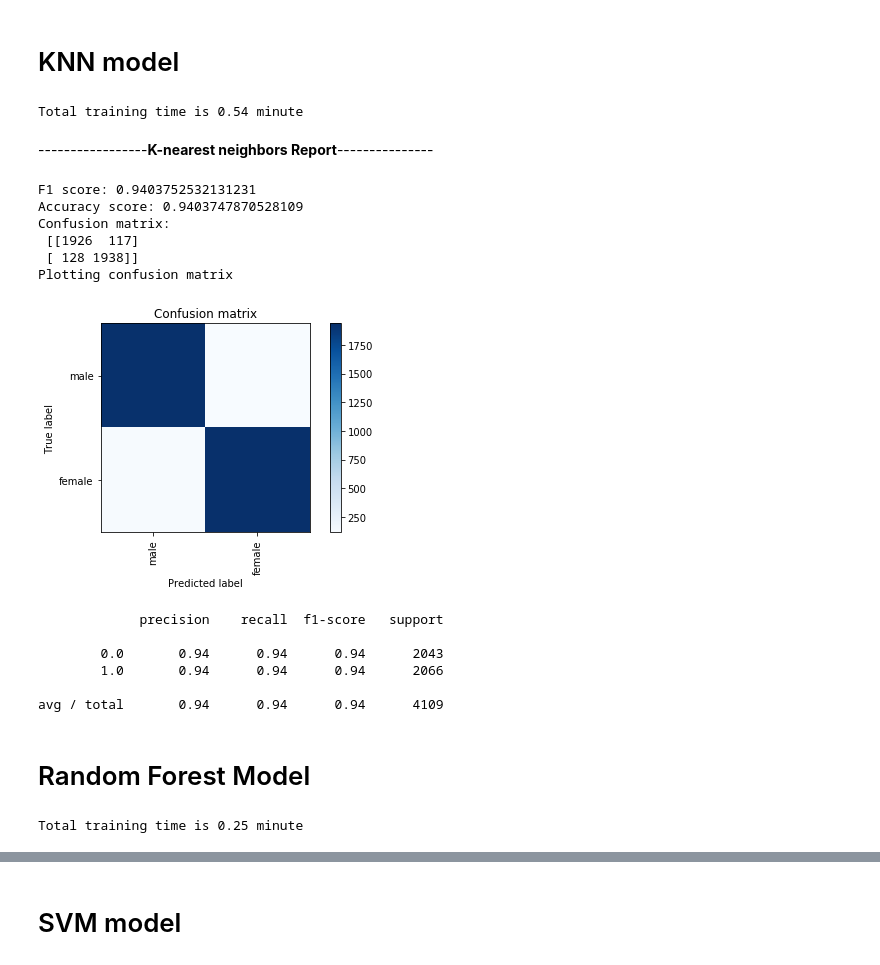
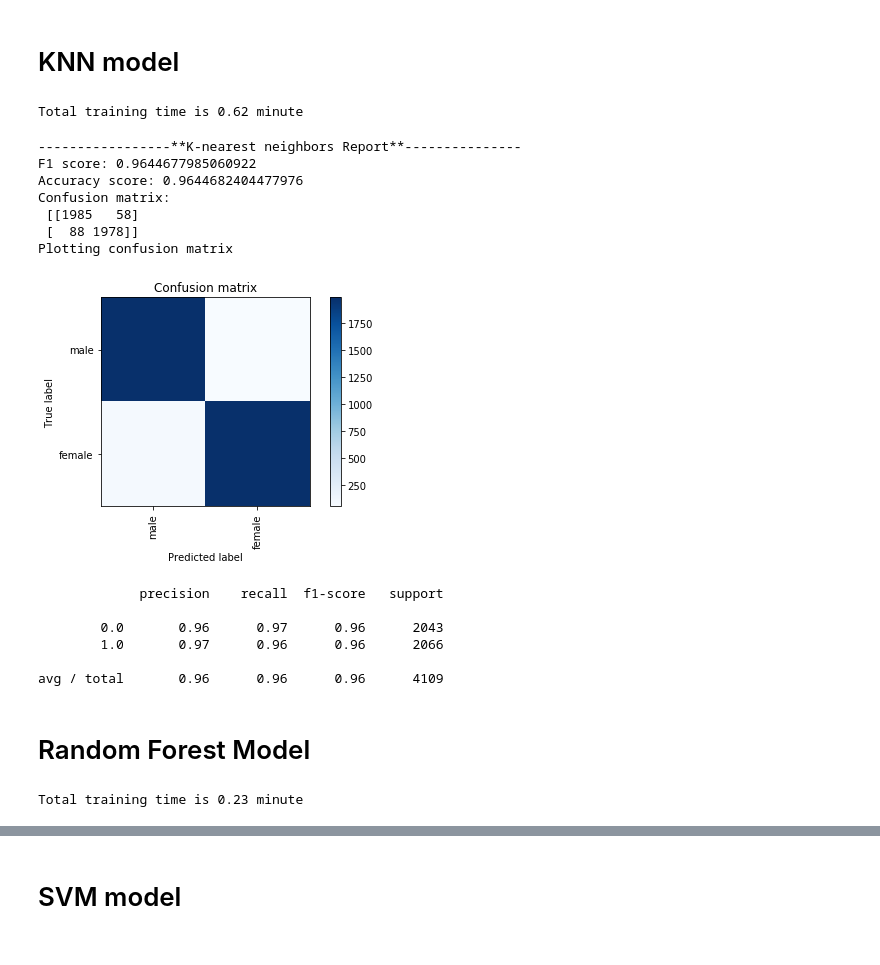
Before and after one commit to hgdangkhoi/Gender-Classification, a Jupyter notebook: Gender Classification.ipynb, the cells around one changed output, grey strips where cells are left out. Saved outputs shown, nothing was run; the diff lists cells and outputs as text; code cells hidden in the pictures.

Commit message:
Clean up redundant models. Rerun SVM, Random Forest and KNN

```diff
--- a/Gender Classification.ipynb
+++ b/Gender Classification.ipynb
@@ -561,40 +563,40 @@ start = time.time()
 y_pred_knn = knn.predict(embedding_features_test)
 
 end = time.time()
-cnn_time = end-start
-print("Total training time is {:0.2f} minute".format(cnn_time/60.0))
+knn_time = end-start
+print("Total training time is {:0.2f} minute".format(knn_time/60.0))
 # %% [output]
-Total training time is 0.54 minute
+Total training time is 0.62 minute
 # %%
 knn_f1 = metrics.f1_score(y_test, y_pred_knn, average= "weighted")
 knn_accuracy = metrics.accuracy_score(y_test, y_pred_knn)
 knn_cm = metrics.confusion_matrix(y_test, y_pred_knn)
-printmd("-----------------**K-nearest neighbors Report**---------------")
+print("-----------------**K-nearest neighbors Report**---------------")
 print("F1 score: {}".format(knn_f1))
 print("Accuracy score: {}".format(knn_accuracy))
 print("Confusion matrix: \n", knn_cm)
 print('Plotting confusion matrix')
 
 plt.figure()
 plot_confusion_matrix(knn_cm, ['male', 'female'])
 plt.show()
 
 print(metrics.classification_report(y_test, y_pred_knn))
 # %% [output]
------------------**K-nearest neighbors Report**---------------
-F1 score: 0.9403752532131231
-Accuracy score: 0.9403747870528109
+-----------------**K-nearest neighbors Report**---------------
+F1 score: 0.9644677985060922
+Accuracy score: 0.9644682404477976
 Confusion matrix:
- [[1926  117]
- [ 128 1938]]
+ [[1985   58]
+ [  88 1978]]
 Plotting confusion matrix
-[figure, old version]
+[figure, new version]
              precision    recall  f1-score   support
 
-        0.0       0.94      0.94      0.94      2043
-        1.0       0.94      0.94      0.94      2066
+        0.0       0.96      0.97      0.96      2043
+        1.0       0.97      0.96      0.96      2066
 
-avg / total       0.94      0.94      0.94      4109
+avg / total       0.96      0.96      0.96      4109
 # %% [markdown]
 # Random Forest Model
 # %%
@@ -606,10 +608,10 @@ start = time.time()
 random_forest.fit(embedding_features_train, y_train)
 
 end = time.time()
-cnn_time = end-start
-print("Total training time is {:0.2f} minute".format(cnn_time/60.0))
+forest_time = end-start
+print("Total training time is {:0.2f} minute".format(forest_time/60.0))
 # %% [output]
-Total training time is 0.25 minute
+Total training time is 0.23 minute
 # %%
 y_pred_forest = random_forest.predict(embedding_features_test)
 random_forest_f1 = metrics.f1_score(y_test, y_pred_forest, average= "weighted")
```
Also changed, not shown: parts of 32 cells of this notebook.
